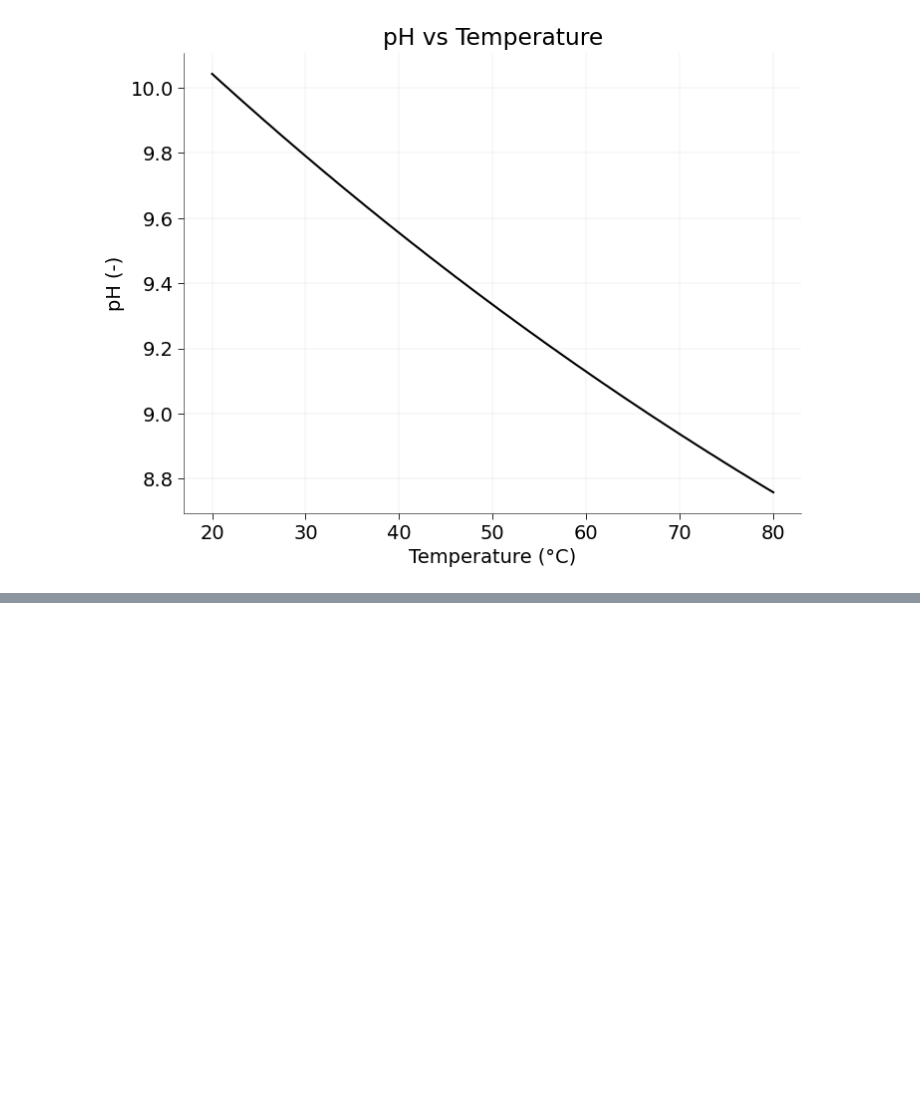
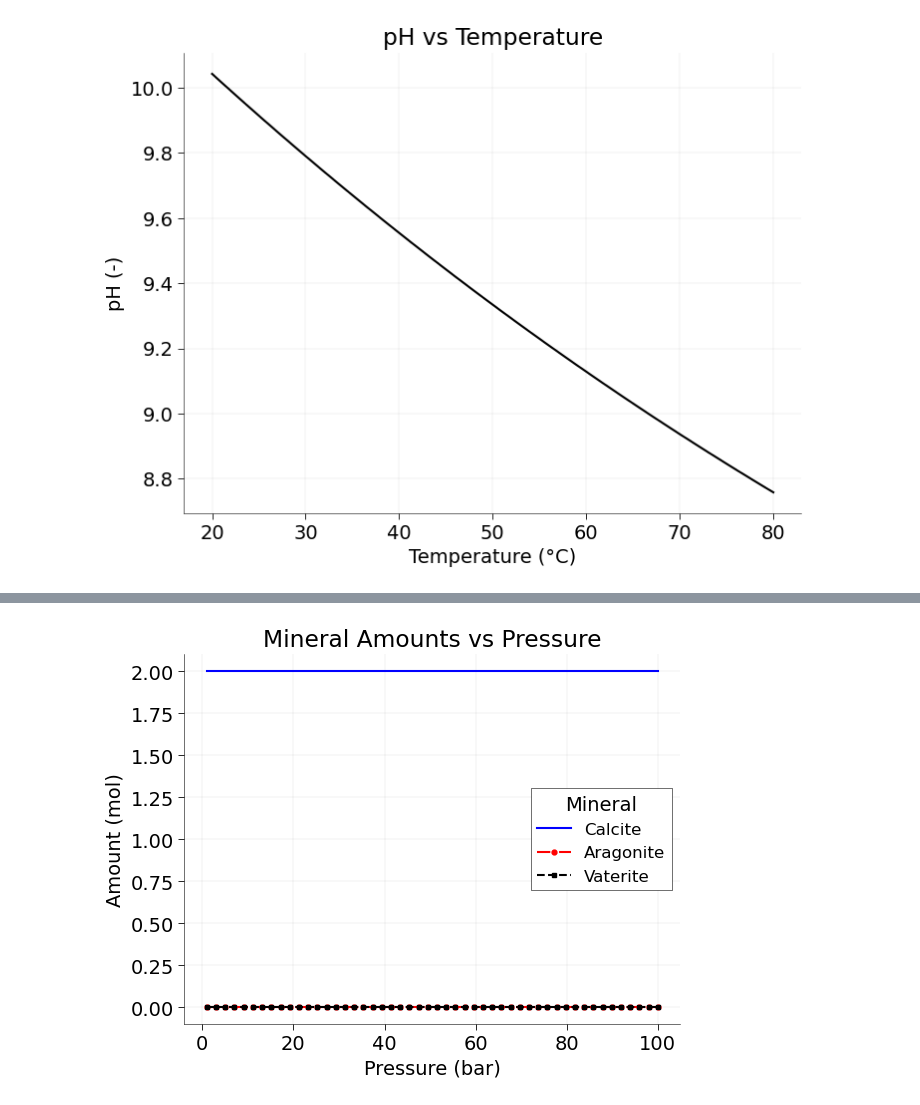
Before and after one commit to volpatto/reaktoro-experiments, a Jupyter notebook: notebooks/calcite-solubility.ipynb, the cells around one changed output, grey strips where cells are left out. Saved outputs shown, nothing was run; the diff lists cells and outputs as text; code cells hidden in the pictures; blank space fills up the shorter version.

```diff
--- a/notebooks/calcite-solubility.ipynb
+++ b/notebooks/calcite-solubility.ipynb
@@ -171,0 +290,13 @@ plt.show()
+# %%
+plt.Figure(figsize=(10, 8))
+plt.plot(P_range_bar, calcite_amounts, label="Calcite", color="C0")
+plt.plot(P_range_bar, aragonite_amounts, label="Aragonite", color="C1", linestyle="-.", marker="o")
+plt.plot(P_range_bar, vaterite_amounts, label="Vaterite", color="C2", linestyle="--", marker="s")
+plt.xlabel("Pressure (bar)")
+plt.ylabel("Amount (mol)")
+plt.title("Mineral Amounts vs Pressure")
+plt.legend(title="Mineral")
+plt.grid()
+plt.show()
+# %% [output]
+[figure, added]
```
Also changed, not shown: parts of 15 cells of this notebook.
